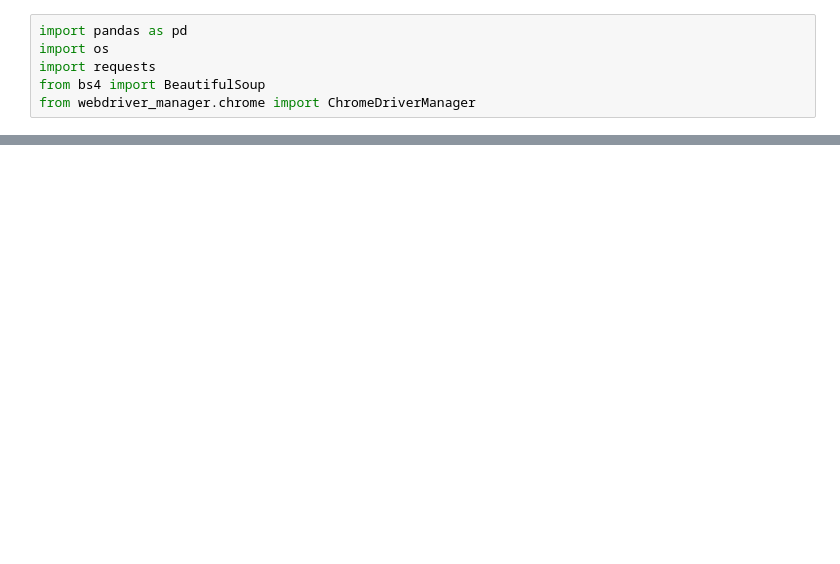
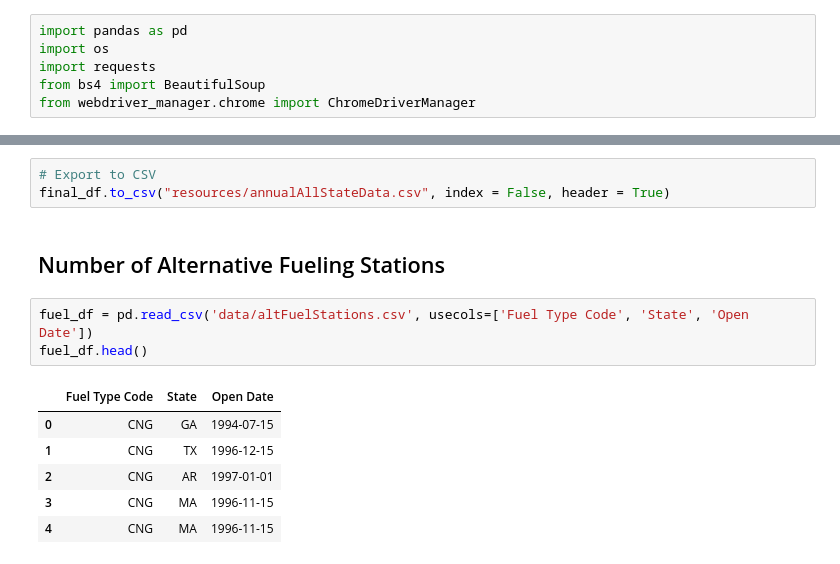
Before and after one commit to nbullerds/ml_co_emission_equiv_prediction, a Jupyter notebook: AllStatesDataExtraction.ipynb, the cells around one changed output, grey strips where cells are left out. Drawn from its saved outputs; the diff is of its cells as text; blank space fills up the shorter version.

```diff
--- a/AllStatesDataExtraction.ipynb
+++ b/AllStatesDataExtraction.ipynb
@@ -85,0 +260,15 @@ final_df
+# %%
+# Export to CSV
+final_df.to_csv("resources/annualAllStateData.csv", index = False, header = True)
+# %% [markdown]
+## Number of Alternative Fueling Stations
+# %%
+fuel_df = pd.read_csv('data/altFuelStations.csv', usecols=['Fuel Type Code', 'State', 'Open Date'])
+fuel_df.head()
+# %% [output]
+|  | Fuel Type Code | State | Open Date |
+| 0 | CNG | GA | 1994-07-15 |
+| 1 | CNG | TX | 1996-12-15 |
+| 2 | CNG | AR | 1997-01-01 |
+| 3 | CNG | MA | 1996-11-15 |
+| 4 | CNG | MA | 1996-11-15 |
```
Also changed, not shown: parts of 25 cells of this notebook, 1 other file.
